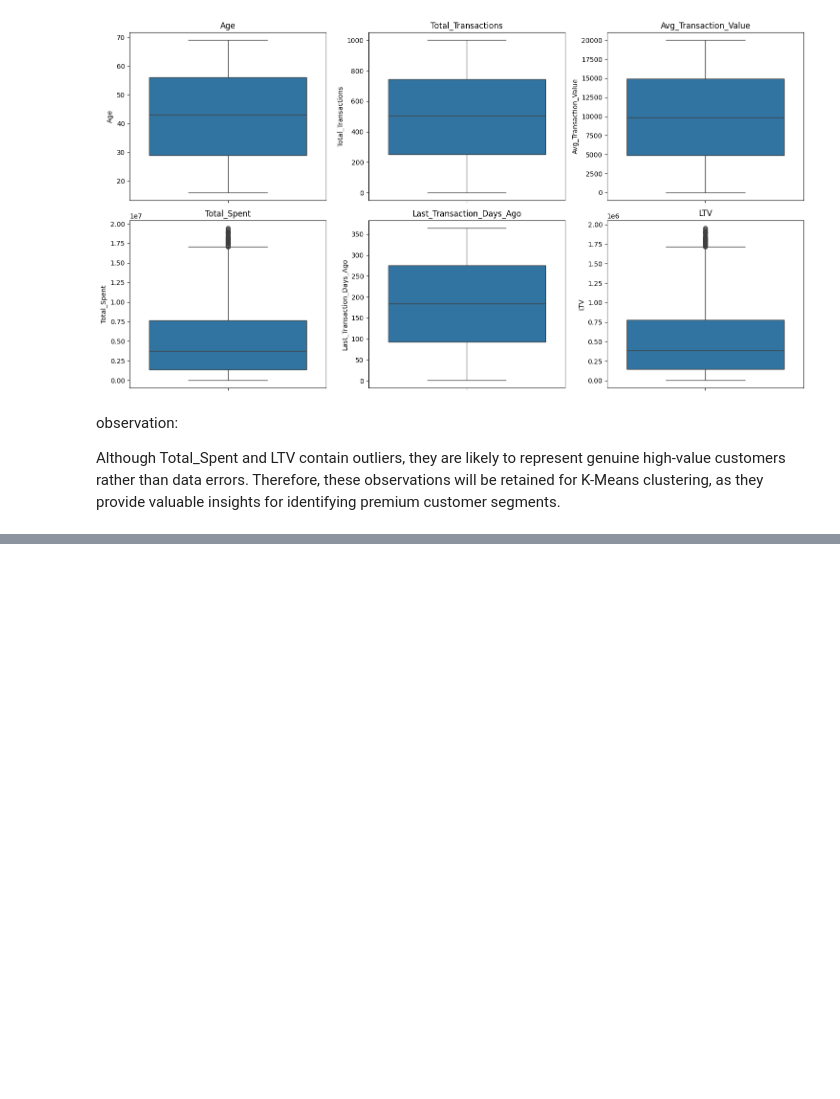
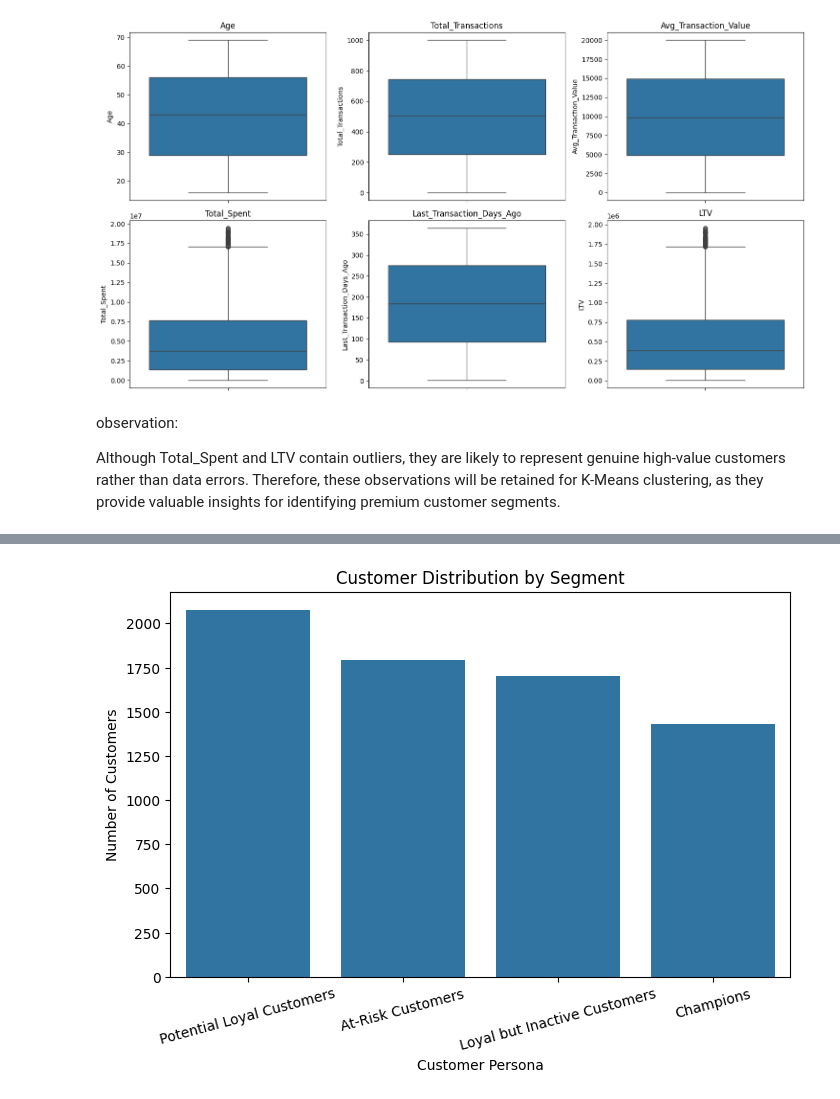
Before and after one commit to chilakala-jahnavi/Customer_Segmentation_and_CLV_Analysis, a Jupyter notebook: Customer_Segmentation_&_CLV_Analysis.ipynb, the cells around one changed output, grey strips where cells are left out. Cells and saved outputs as stored; diff of their text form; code cells hidden in the pictures; blank space fills up the shorter version.

```diff
--- a/Customer_Segmentation_&_CLV_Analysis.ipynb
+++ b/Customer_Segmentation_&_CLV_Analysis.ipynb
@@ -251,0 +311,12 @@ features = df[['Total_Transactions',
+# %%
+# Apply K-Means clustering using the optimal number of clusters (K = 4).
+# Each customer is assigned to the cluster with the nearest centroid
+# based on the standardized RFM features and LTV.
+
+kmeans = KMeans(
+    n_clusters=4,
+    random_state=42,
+    n_init=10
+)
+
+df['Cluster'] = kmeans.fit_predict(scaled_features)
@@ -251,0 +393,19 @@ features = df[['Total_Transactions',
+# %%
+# Display the number of customers in each customer segment.
+
+plt.figure(figsize=(8,5))
+
+sns.countplot(
+    data=df,
+    x='Customer_Persona',
+    order=df['Customer_Persona'].value_counts().index
+)
+
+plt.title("Customer Distribution by Segment")
+plt.xlabel("Customer Persona")
+plt.ylabel("Number of Customers")
+plt.xticks(rotation=15)
+
+plt.show()
+# %% [output]
+[figure, added]
```
Also changed, not shown: parts of 13 cells of this notebook.
